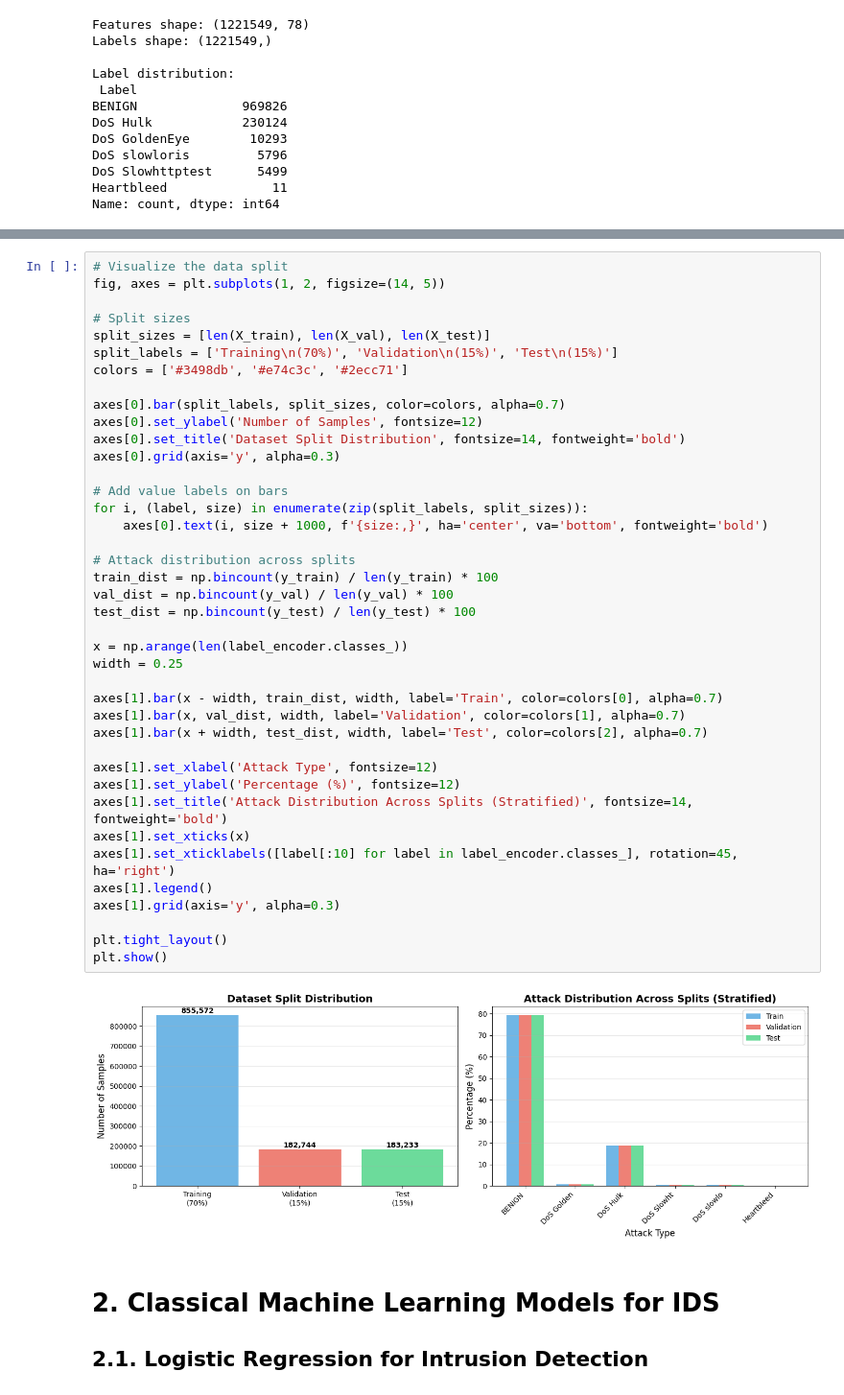
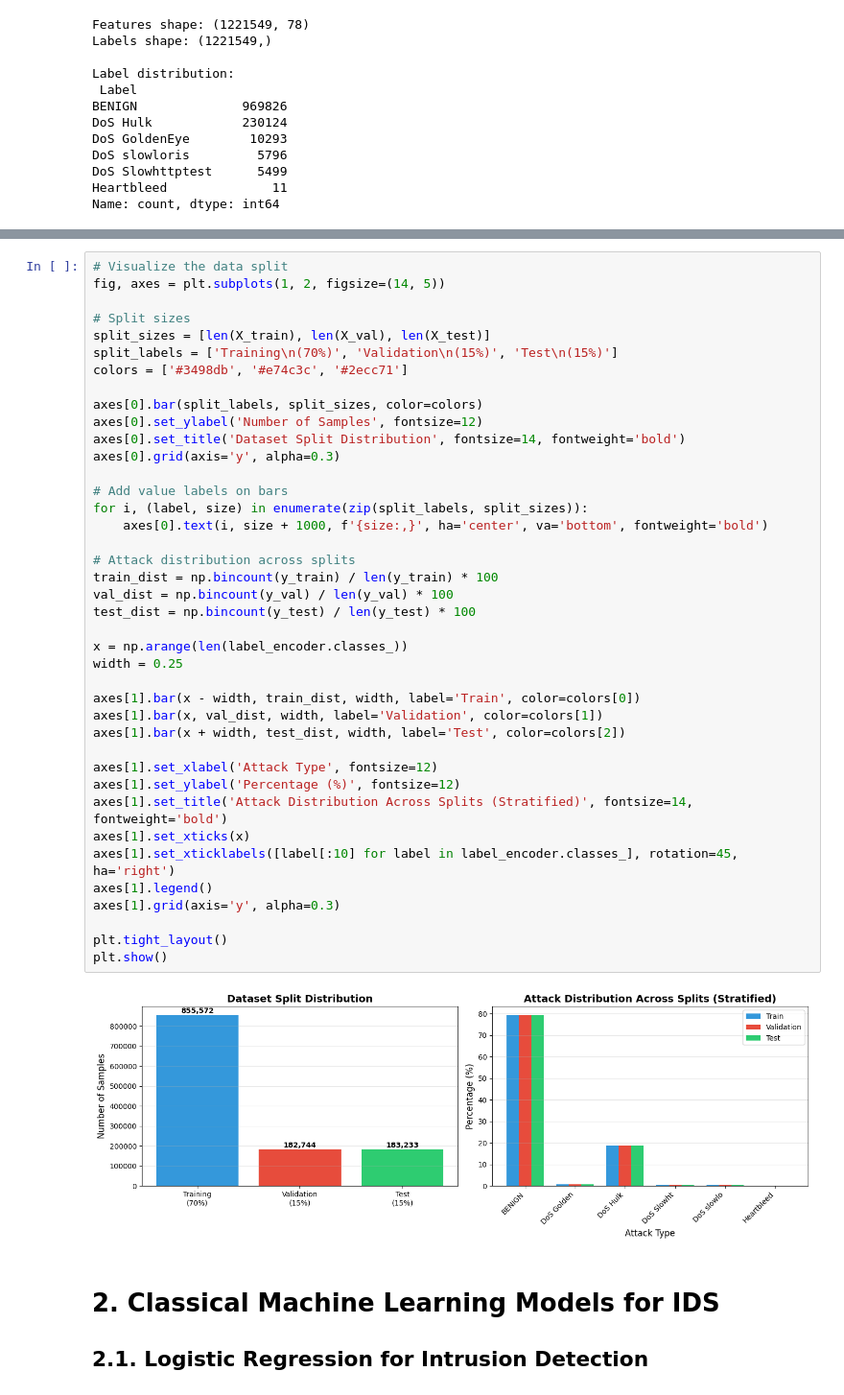
Before and after one commit to ianiskelf/INF6422E-Lab1, a Jupyter notebook: lab1.ipynb, the cells around one changed output, grey strips where cells are left out. Shown at 96% size. Cells and saved outputs as stored; diff of their text form.

```diff
--- a/lab1.ipynb
+++ b/lab1.ipynb
@@ -366,39 +368,39 @@ split_sizes = [len(X_train), len(X_val), len(X_test)]
 split_labels = ['Training\n(70%)', 'Validation\n(15%)', 'Test\n(15%)']
 colors = ['#3498db', '#e74c3c', '#2ecc71']
 
-axes[0].bar(split_labels, split_sizes, color=colors, alpha=0.7)
+axes[0].bar(split_labels, split_sizes, color=colors)
 axes[0].set_ylabel('Number of Samples', fontsize=12)
 axes[0].set_title('Dataset Split Distribution', fontsize=14, fontweight='bold')
 axes[0].grid(axis='y', alpha=0.3)
 
 # Add value labels on bars
 for i, (label, size) in enumerate(zip(split_labels, split_sizes)):
     axes[0].text(i, size + 1000, f'{size:,}', ha='center', va='bottom', fontweight='bold')
 
 # Attack distribution across splits
 train_dist = np.bincount(y_train) / len(y_train) * 100
 val_dist = np.bincount(y_val) / len(y_val) * 100
 test_dist = np.bincount(y_test) / len(y_test) * 100
 
 x = np.arange(len(label_encoder.classes_))
 width = 0.25
 
-axes[1].bar(x - width, train_dist, width, label='Train', color=colors[0], alpha=0.7)
-axes[1].bar(x, val_dist, width, label='Validation', color=colors[1], alpha=0.7)
-axes[1].bar(x + width, test_dist, width, label='Test', color=colors[2], alpha=0.7)
+axes[1].bar(x - width, train_dist, width, label='Train', color=colors[0])
+axes[1].bar(x, val_dist, width, label='Validation', color=colors[1])
+axes[1].bar(x + width, test_dist, width, label='Test', color=colors[2])
 
 axes[1].set_xlabel('Attack Type', fontsize=12)
 axes[1].set_ylabel('Percentage (%)', fontsize=12)
 axes[1].set_title('Attack Distribution Across Splits (Stratified)', fontsize=14, fontweight='bold')
 axes[1].set_xticks(x)
 axes[1].set_xticklabels([label[:10] for label in label_encoder.classes_], rotation=45, ha='right')
 axes[1].legend()
 axes[1].grid(axis='y', alpha=0.3)
 
 plt.tight_layout()
 plt.show()
 # %% [output]
-[figure, old version]
+[figure, new version]
 # %% [markdown]
 # 2. Classical Machine Learning Models for IDS
 ## 2.1. Logistic Regression for Intrusion Detection
```
Also changed, not shown: parts of 7 cells of this notebook.
